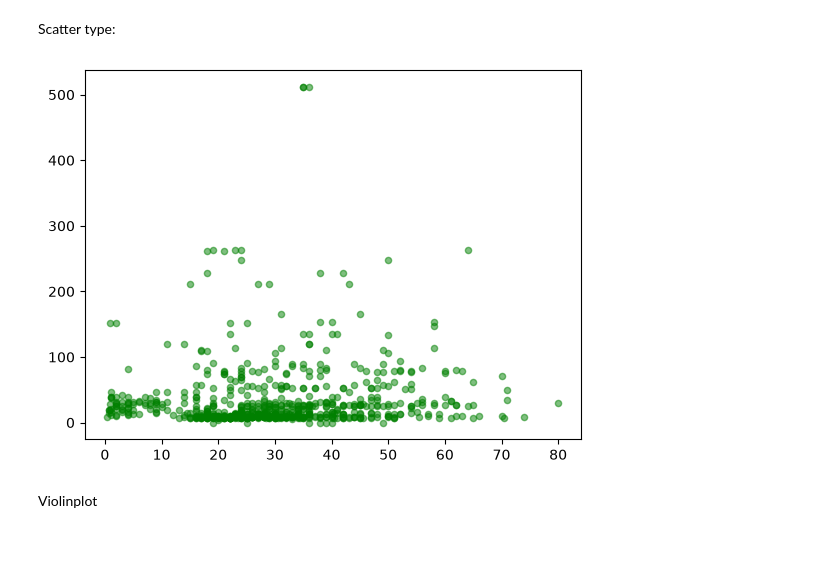
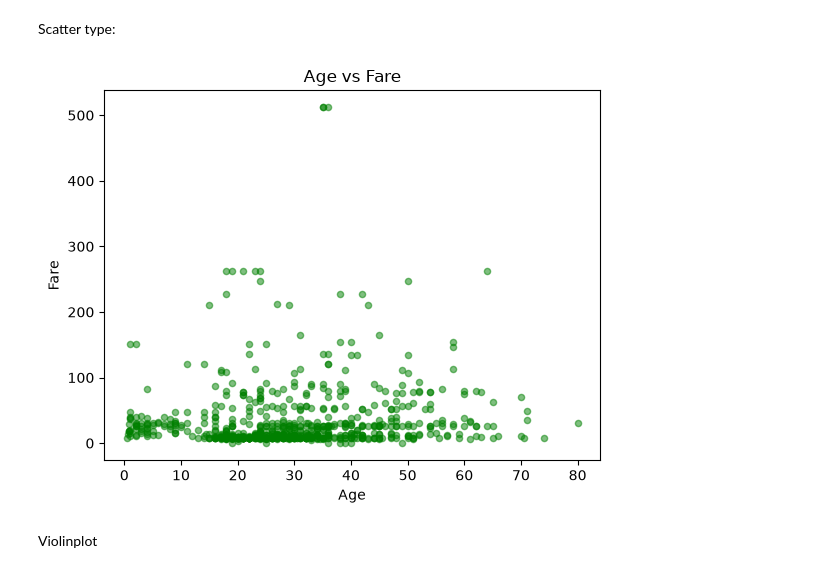
Before and after one commit to mahoorzehra/Python-Libraries, a Jupyter notebook: Matplotlip/4_advancedgraphs.ipynb, the cells around one changed output. Saved outputs shown, nothing was run; the diff lists cells and outputs as text; code cells hidden in the pictures; blank space fills up the shorter version.

```diff
--- a/Matplotlip/4_advancedgraphs.ipynb
+++ b/Matplotlip/4_advancedgraphs.ipynb
@@ -19,9 +19,12 @@ plt.show()
 Scatter type:
 # %%
 plt.scatter(d1['Age'], d1['Fare'], color='Green', alpha=0.5, s=20)
+plt.xlabel('Age')
+plt.ylabel('Fare')
+plt.title('Age vs Fare')
 plt.show()
 # %% [output]
-[figure, old version]
+[figure, new version]
 # %% [markdown]
 Violinplot
 # %%
```
